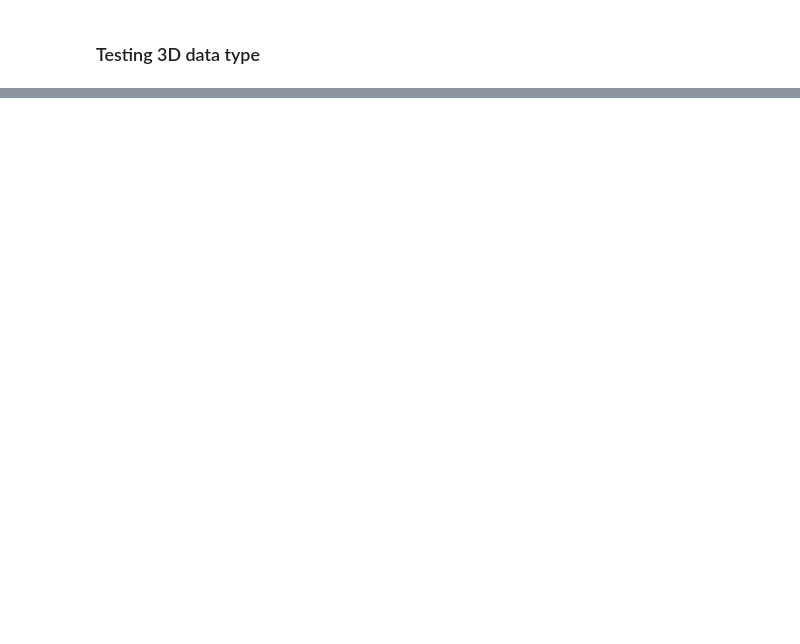
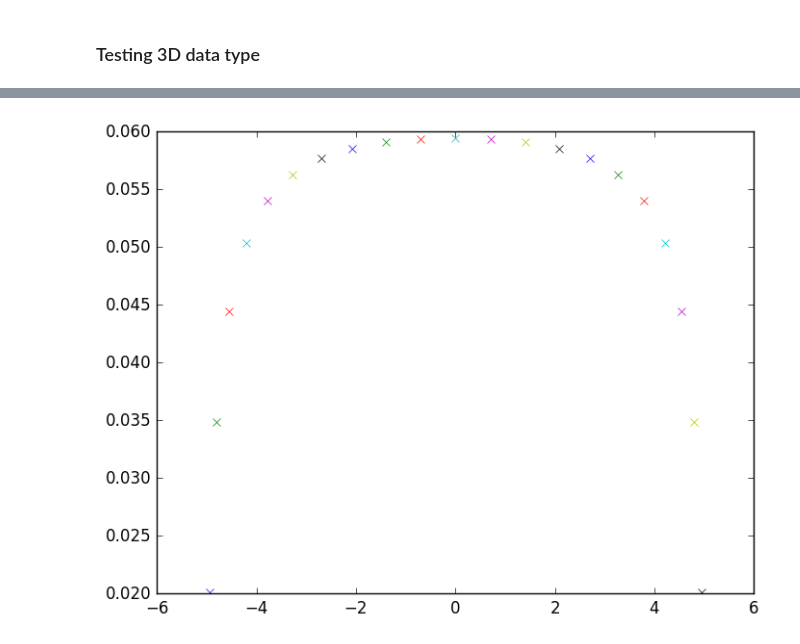
Before and after one commit to KiranRamesh-Aero/UnsteadyFlowSolvers.jl, a Jupyter notebook: Notebooks/3D extensions - notes.ipynb, the cells around one changed output, grey strips where cells are left out. Saved outputs shown, nothing was run; the diff lists cells and outputs as text; code cells hidden in the pictures; blank space fills up the shorter version.

```diff
--- a/Notebooks/3D extensions - notes.ipynb
+++ b/Notebooks/3D extensions - notes.ipynb
@@ -57,0 +108,6 @@ plot(mat[:,1],mat[:,2])
+# %%
+for i = 1:surf.nspan
+    plot(surf.yle[i], surf3d[i].a0[1], "x")
+end
+# %% [output]
+[figure, added]
```
Also changed, not shown: parts of 18 cells of this notebook, 7 other files.
